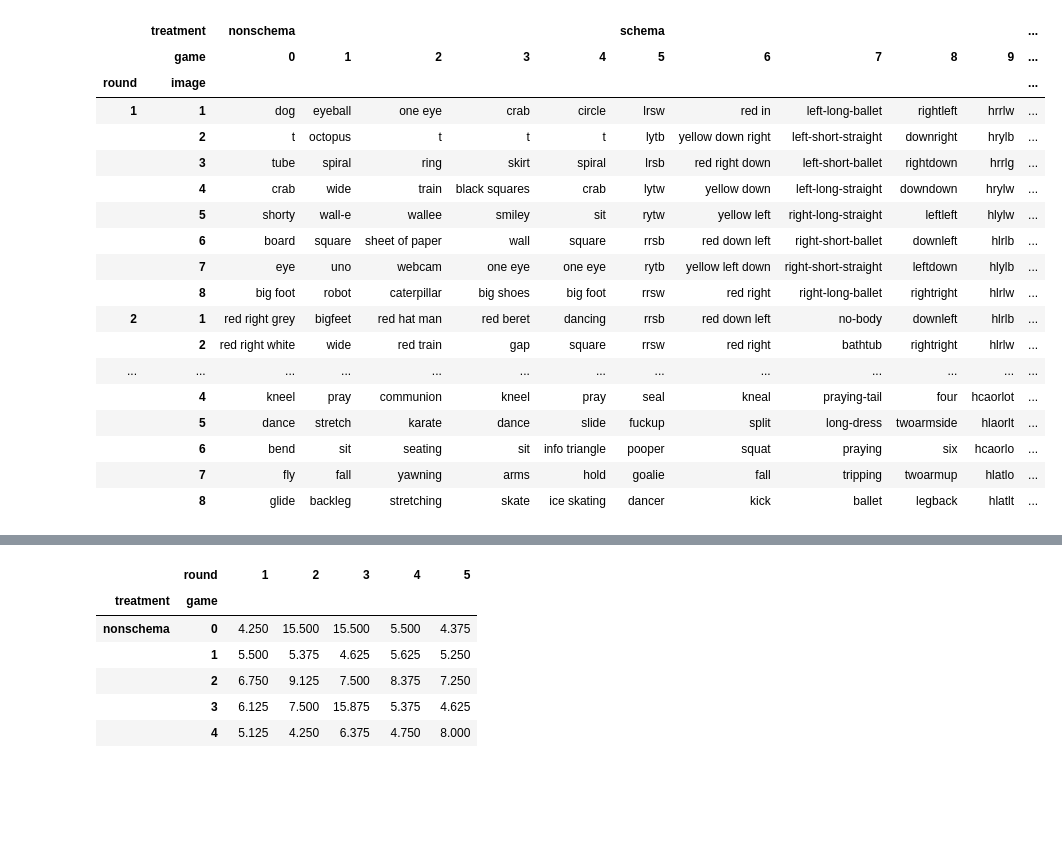
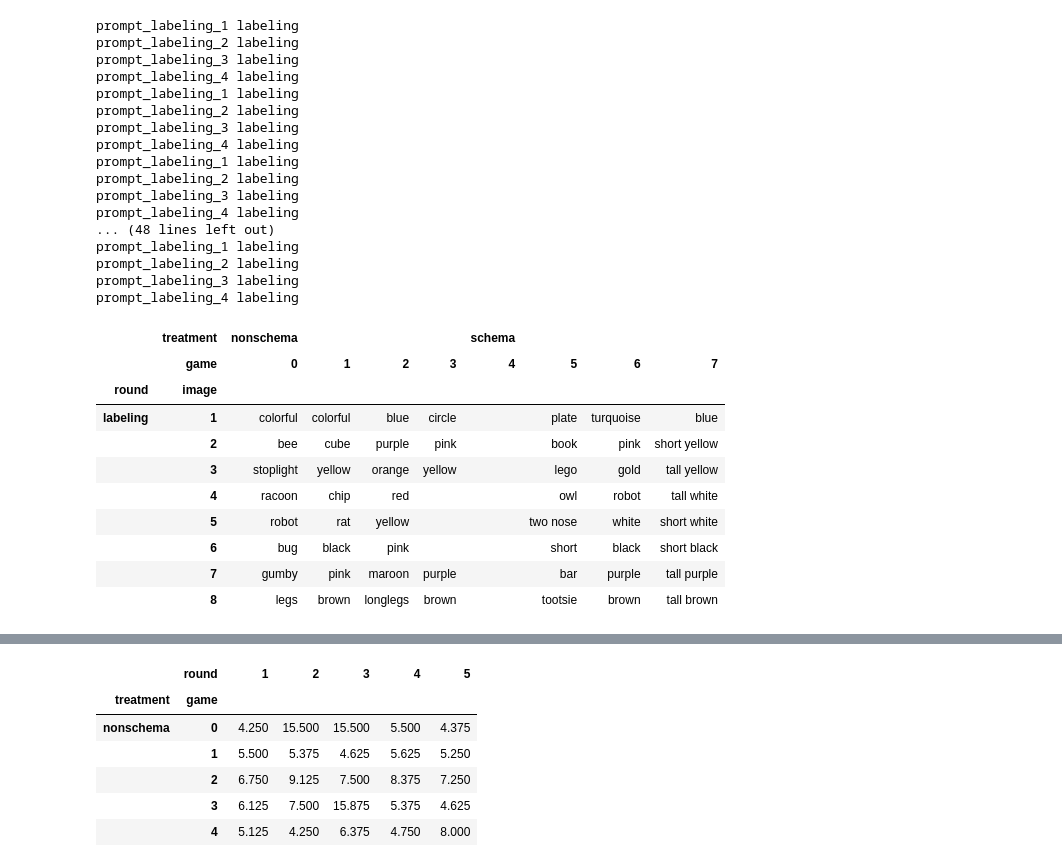
Before and after one commit to JamesPHoughton/organizational-schema-formation, a Jupyter notebook: pilot/revision_202503/analysis.ipynb, the cells around one changed output, grey strips where cells are left out. Drawn from its saved outputs; the diff is of its cells as text; code cells hidden in the pictures; blank space fills up the shorter version.

```diff
--- a/pilot/revision_202503/analysis.ipynb
+++ b/pilot/revision_202503/analysis.ipynb
@@ -34,8 +31,9 @@ import re
 # filename = 'batch_20240411_1440_MITMBA.scienceData.jsonl'
 # filename = 'batch_20240416_1753_MITMBA.scienceData.jsonl'
 filenames = [
-    "batch_20240411_1440_MITMBA.scienceData.jsonl",
-    "batch_20240416_1753_MITMBA.scienceData.jsonl"
+    # "batch_20250317_1538_pilotA.scienceData.jsonl",
+   "batch_20250618_1821_pilot.scienceData.jsonl",
+   "batch_20250708_1813_pilot.scienceData.jsonl"
 ]
 data = []
 for filename in filenames:
@@ -62,6 +60,6 @@ for i, row in enumerate(sorted_data):
     new_data.append(row)
 
 data = new_data
-index = pd.MultiIndex.from_tuples([(row['treatment']["name"], row['game'], row['player']) for row in data], names=['treatment', 'game', 'player'])
+index = pd.MultiIndex.from_tuples([(row['treatment']["name"], row['gameId'][-6:], row['position']) for row in data], names=['treatment', 'game', 'player'])
 len(data)
 # %% [output]
@@ -210,4 +202,7 @@ demographics
 # %%
+pd.options.display.max_rows = 100
 submit_times = pd.DataFrame([{k: v['time'] for k, v in row['stageSubmissions'].items()} for row in data], index=index)
-submit_times
+submit_times.T
+
+# Bug - named all the labeling stages "labeling" instead of "labeling_1", "labeling_2", etc.
 # %% [output]
@@ -295,7 +306,7 @@ Text(0.5, 1.0, 'Time to coordinate labels')
 recall_stages = sorted([label for label in submit_times.columns if 'recall' in label])
 
 for i, row in submit_times.iterrows():
-    plt.plot(row[recall_stages].fillna(30), c=('blue' if i[0] == 'nonschema' else 'red'), alpha=0.5, label=f"{i[0]}")
+    plt.plot(row[recall_stages].fillna(30), c=('blue' if i[0] == 'schema' else 'red'), alpha=0.5, label=f"{i[0]}")
 
 plt.xticks(rotation=90)
 plt.ylim(0, 30)
@@ -358,0 +353,7 @@ Image 8: red left grey
+# %%
+def extract_word(cell):
+    return str(re.sub(r"\d", "", str(cell).replace("Image", "")).replace(":", "").replace("\n", ", ").strip().lower())
+
+labels = pd.DataFrame([{f"stage_{i}": extract_word(row['prompts'][f'prompt_labeling_{i}']['value']) for i in [1, 2, 3, 4]} for row in data], index=index).T.xs('1', axis=1, level=2)
+labels.to_clipboard()
+labels['schema'].loc("stage_1")
@@ -359,43 +446,53 @@ Image 8: red left grey
 # %%
 def extract_word(cell):
     return str(re.sub(r"\d", "", str(cell).replace("Image", "")).replace(":", "").strip().lower())
     # return str(cell).split(":")[1].strip().lower()
 
     # pattern = r"Image \d+:\s*(\w+\s)\s*"
     # match = re.search(pattern, str(cell), re.IGNORECASE)
     # return match.group(1) if match else cell
 
 labels_collector = []
 for row in data:
     row_labels = {}
     for key, d in row['prompts'].items():
         if 'labeling' in key:
-            round = key.split('_')[2]
+            round = key.split('_')[1]
+            print(key, round)
             round_labels = [extract_word(line) for line in d['value'].split("\n") if len(line.strip()) > 0]
             for i, label in enumerate(round_labels):
                 row_labels[(round, i+1)] = label
     labels_collector.append(row_labels)
 labels = pd.DataFrame(labels_collector, index=index).T
 labels.index = pd.MultiIndex.from_tuples(labels.index, names=['round', 'image'])
 labels = labels.T.groupby(level=["treatment", "game"]).first().T
 labels
 # %% [output]
+prompt_labeling_1 labeling
+prompt_labeling_2 labeling
+prompt_labeling_3 labeling
+prompt_labeling_4 labeling
+prompt_labeling_1 labeling
+prompt_labeling_2 labeling
+prompt_labeling_3 labeling
+prompt_labeling_4 labeling
+prompt_labeling_1 labeling
+prompt_labeling_2 labeling
+prompt_labeling_3 labeling
+prompt_labeling_4 labeling
+... (48 lines left out)
+prompt_labeling_1 labeling
+prompt_labeling_2 labeling
+prompt_labeling_3 labeling
+prompt_labeling_4 labeling
-|  | treatment | nonschema |  |  |  |  | schema |  |  |  |  | ... |
-|  | game | 0 | 1 | 2 | 3 | 4 | 5 | 6 | 7 | 8 | 9 | ... |
-| round | image |  |  |  |  |  |  |  |  |  |  | ... |
-| 1 | 1 | dog | eyeball | one eye | crab | circle | lrsw | red in | left-long-ballet | rightleft | hrrlw | ... |
-|  | 2 | t | octopus | t | t | t | lytb | yellow down right | left-short-straight | downright | hrylb | ... |
-|  | 3 | tube | spiral | ring | skirt | spiral | lrsb | red right down | left-short-ballet | rightdown | hrrlg | ... |
-|  | 4 | crab | wide | train | black squares | crab | lytw | yellow down | left-long-straight | downdown | hrylw | ... |
-|  | 5 | shorty | wall-e | wallee | smiley | sit | rytw | yellow left | right-long-straight | leftleft | hlylw | ... |
-|  | 6 | board | square | sheet of paper | wall | square | rrsb | red down left | right-short-ballet | downleft | hlrlb | ... |
-|  | 7 | eye | uno | webcam | one eye | one eye | rytb | yellow left down | right-short-straight | leftdown | hlylb | ... |
-|  | 8 | big foot | robot | caterpillar | big shoes | big foot | rrsw | red right | right-long-ballet | rightright | hlrlw | ... |
-| 2 | 1 | red right grey | bigfeet | red hat man | red beret | dancing | rrsb | red down left | no-body | downleft | hlrlb | ... |
-|  | 2 | red right white | wide | red train | gap | square | rrsw | red right | bathtub | rightright | hlrlw | ... |
-| ... | ... | ... | ... | ... | ... | ... | ... | ... | ... | ... | ... | ... |
-|  | 4 | kneel | pray | communion | kneel | pray | seal | kneal | praying-tail | four | hcaorlot | ... |
-|  | 5 | dance | stretch | karate | dance | slide | fuckup | split | long-dress | twoarmside | hlaorlt | ... |
-|  | 6 | bend | sit | seating | sit | info triangle | pooper | squat | praying | six | hcaorlo | ... |
-|  | 7 | fly | fall | yawning | arms | hold | goalie | fall | tripping | twoarmup | hlatlo | ... |
-|  | 8 | glide | backleg | stretching | skate | ice skating | dancer | kick | ballet | legback | hlatlt | ... |
+|  | treatment | nonschema |  |  |  | schema |  |  |  |
+|  | game | 0 | 1 | 2 | 3 | 4 | 5 | 6 | 7 |
+| round | image |  |  |  |  |  |  |  |  |
+| labeling | 1 | colorful | colorful | blue | circle |  | plate | turquoise | blue |
+|  | 2 | bee | cube | purple | pink |  | book | pink | short yellow |
+|  | 3 | stoplight | yellow | orange | yellow |  | lego | gold | tall yellow |
+|  | 4 | racoon | chip | red |  |  | owl | robot | tall white |
+|  | 5 | robot | rat | yellow |  |  | two nose | white | short white |
+|  | 6 | bug | black | pink |  |  | short | black | short black |
+|  | 7 | gumby | pink | maroon | purple |  | bar | purple | tall purple |
+|  | 8 | legs | brown | longlegs | brown |  | tootsie | brown | tall brown |
```
Also changed, not shown: parts of 34 cells of this notebook, 12 other files.
